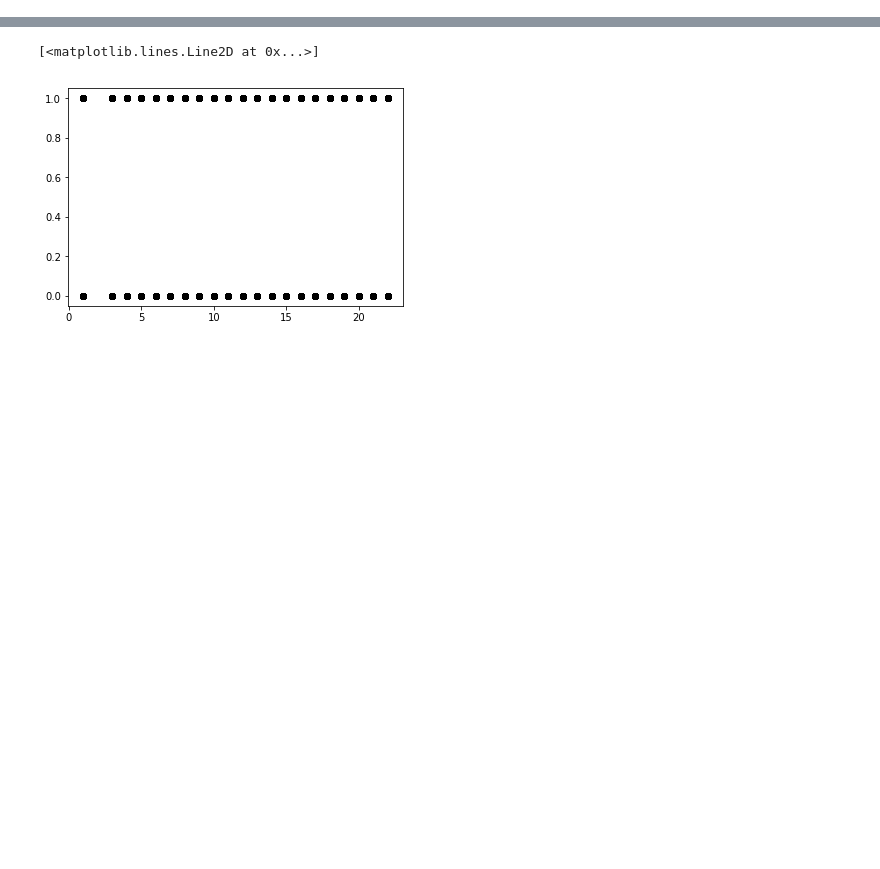
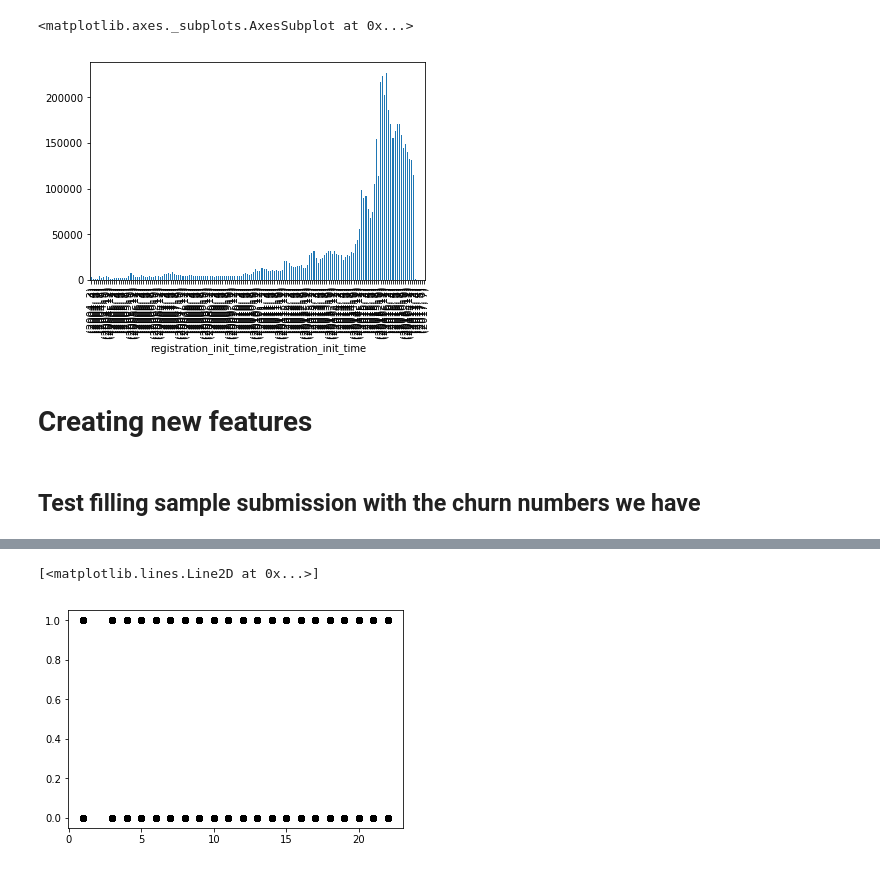
Before and after one commit to madliu/kkbox, a Jupyter notebook: KKBox - Python.ipynb, the cells around one changed output, grey strips where cells are left out. Cells and saved outputs as stored; diff of their text form; code cells hidden in the pictures; blank space fills up the shorter version.

```diff
--- a/KKBox - Python.ipynb
+++ b/KKBox - Python.ipynb
@@ -8,0 +113,7 @@ members = pd.read_csv("../Downloads/Predict_churn/members.csv")
+# %%
+members["registration_init_time"].groupby([members["registration_init_time"].dt.year, members["registration_init_time"].dt.month]).count().plot(kind="bar")
+# %% [output]
+<matplotlib.axes._subplots.AxesSubplot at 0x...>
+[figure, added]
+# %% [markdown]
+# Creating new features
@@ -8,0 +122,2 @@ members = pd.read_csv("../Downloads/Predict_churn/members.csv")
+# %% [markdown]
+## Test filling sample submission with the churn numbers we have
```
Also changed, not shown: parts of 29 cells of this notebook.
